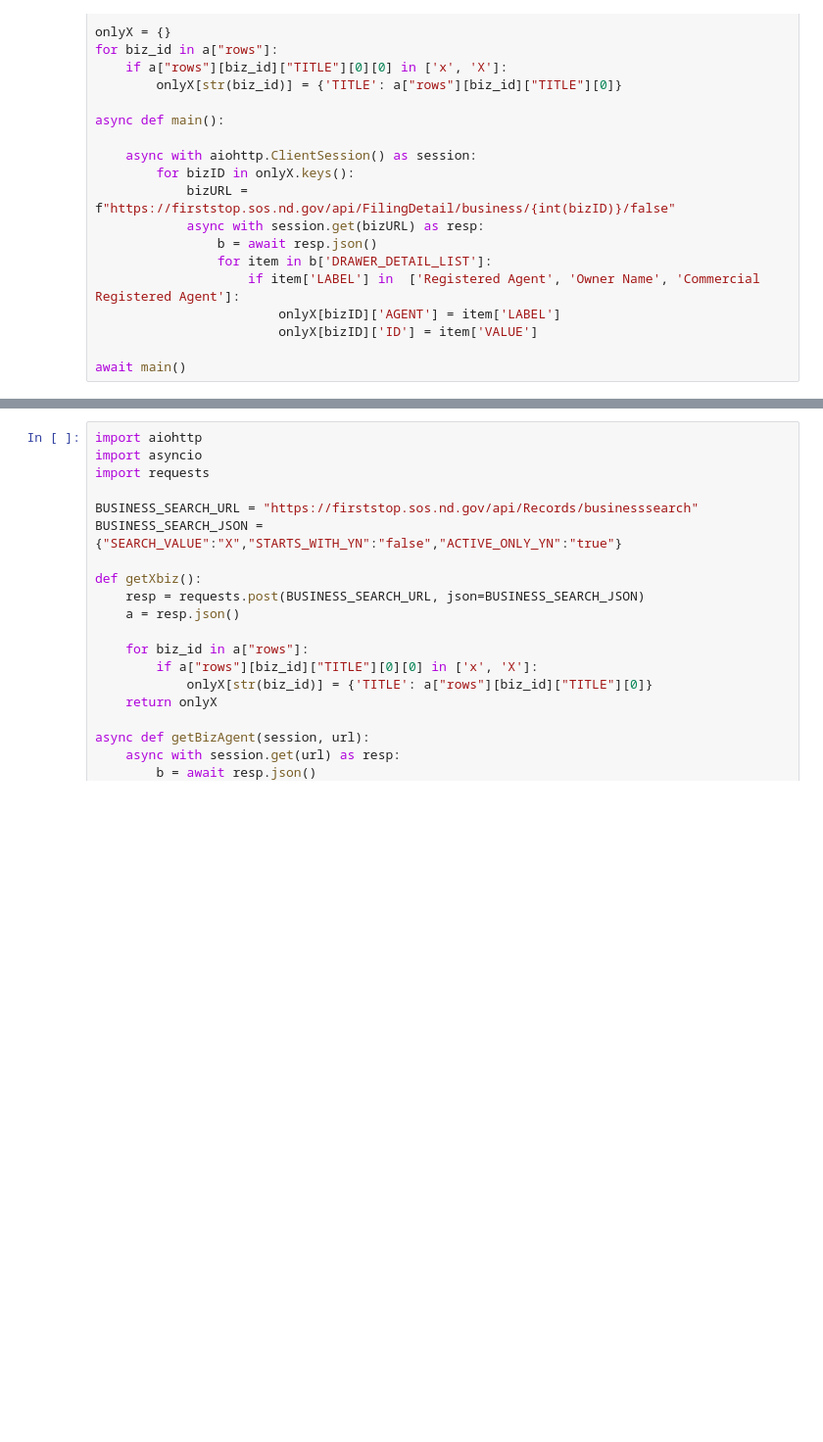
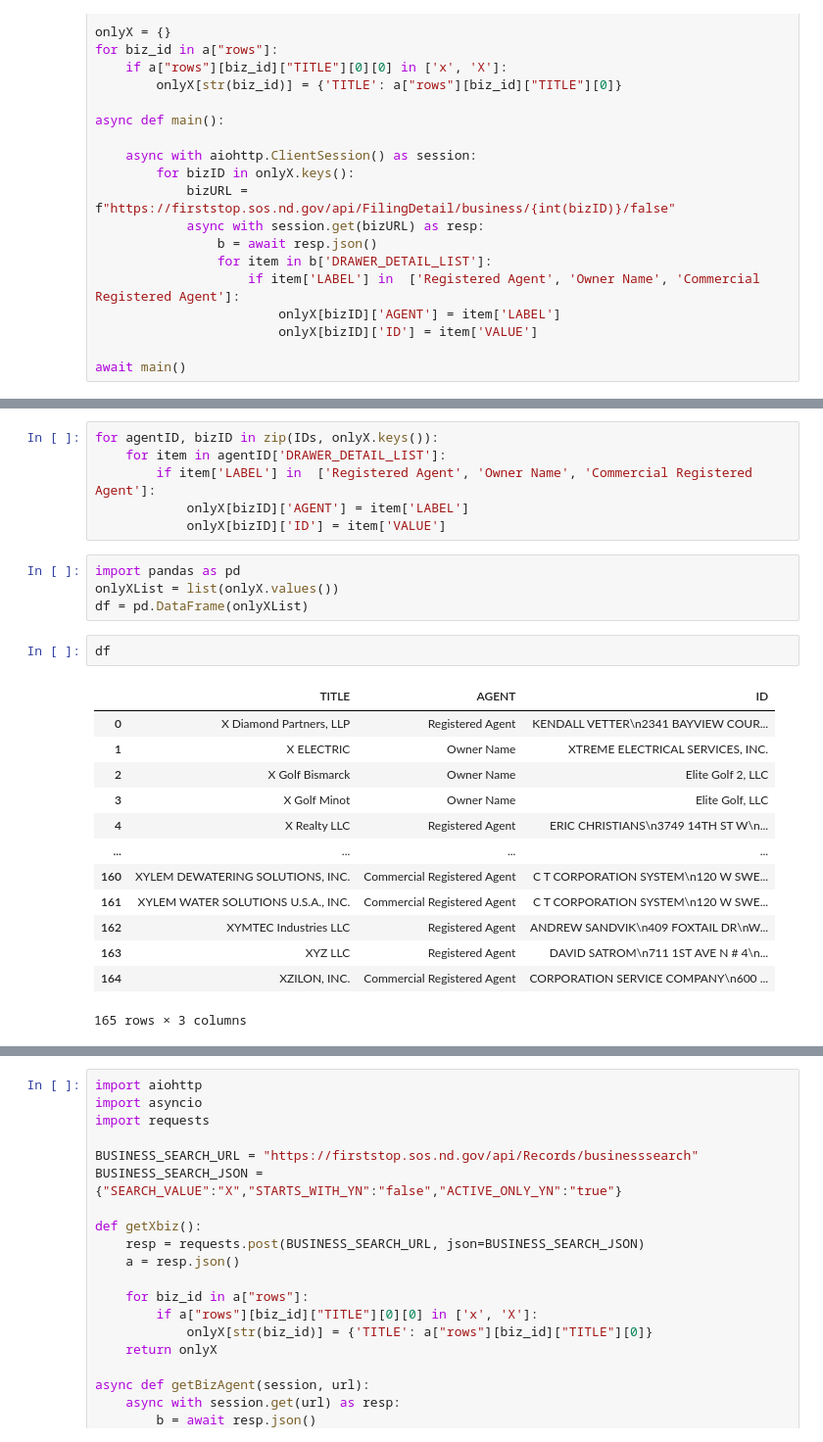
Before and after one commit to forrestm/ksatirayas, a Jupyter notebook: scrape.ipynb, the cells around one changed output, grey strips where cells are left out. Shown at 98% size. Drawn from its saved outputs; the diff is of its cells as text; blank space fills up the shorter version.

```diff
--- a/scrape.ipynb
+++ b/scrape.ipynb
@@ -77 +135,27 @@ onlyX['270532']
+# %%
+for agentID, bizID in zip(IDs, onlyX.keys()):
+    for item in agentID['DRAWER_DETAIL_LIST']:
+        if item['LABEL'] in  ['Registered Agent', 'Owner Name', 'Commercial Registered Agent']:
+            onlyX[bizID]['AGENT'] = item['LABEL']
+            onlyX[bizID]['ID'] = item['VALUE']
+# %%
+import pandas as pd
+onlyXList = list(onlyX.values())
+df = pd.DataFrame(onlyXList)
+# %%
+df
+# %% [output]
+|  | TITLE | AGENT | ID |
+| 0 | X Diamond Partners, LLP | Registered Agent | KENDALL VETTER\n2341 BAYVIEW COUR... |
+| 1 | X ELECTRIC | Owner Name | XTREME ELECTRICAL SERVICES, INC. |
+| 2 | X Golf Bismarck | Owner Name | Elite Golf 2, LLC |
+| 3 | X Golf Minot | Owner Name | Elite Golf, LLC |
+| 4 | X Realty LLC | Registered Agent | ERIC CHRISTIANS\n3749 14TH ST W\n... |
+| ... | ... | ... | ... |
+| 160 | XYLEM DEWATERING SOLUTIONS, INC. | Commercial Registered Agent | C T CORPORATION SYSTEM\n120 W SWE... |
+| 161 | XYLEM WATER SOLUTIONS U.S.A., INC. | Commercial Registered Agent | C T CORPORATION SYSTEM\n120 W SWE... |
+| 162 | XYMTEC Industries LLC | Registered Agent | ANDREW SANDVIK\n409 FOXTAIL DR\nW... |
+| 163 | XYZ LLC | Registered Agent | DAVID SATROM\n711 1ST AVE N # 4\n... |
+| 164 | XZILON, INC. | Commercial Registered Agent | CORPORATION SERVICE COMPANY\n600 ... |
+165 rows × 3 columns
 # %%
```
Also changed, not shown: parts of 8 cells of this notebook, 1 other file.
